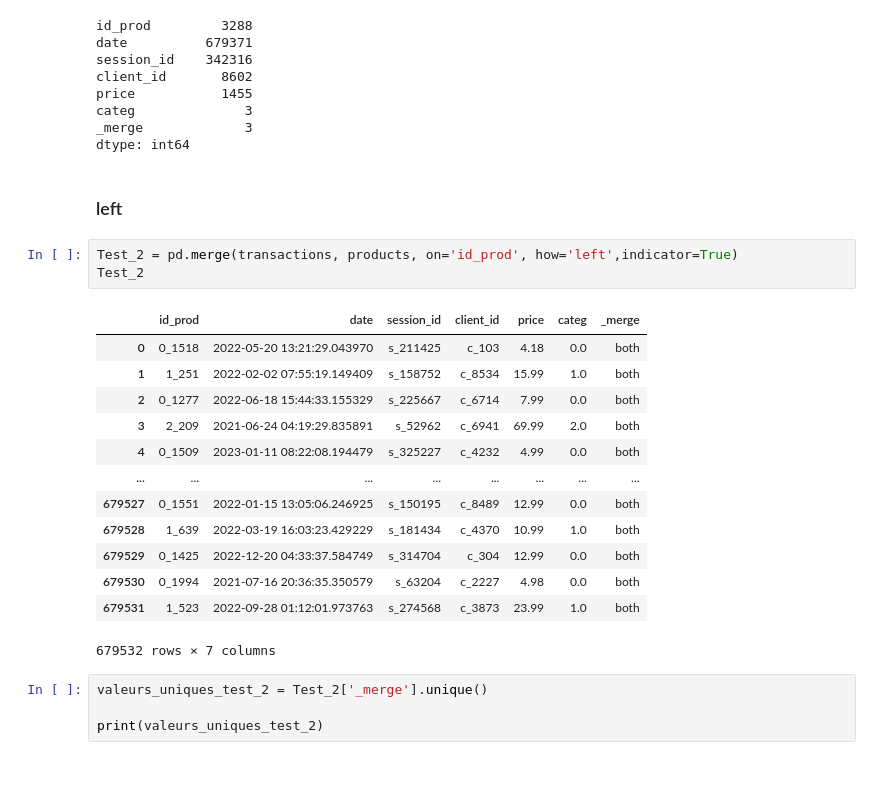
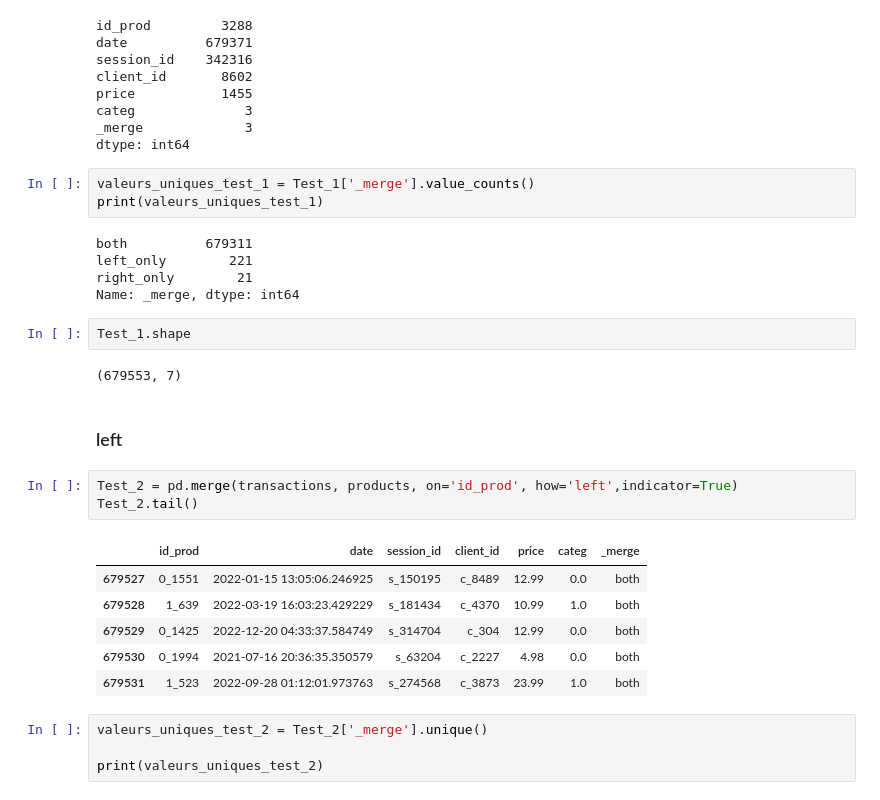
Before and after one commit to AntoineJBQ/Projet-6, a Jupyter notebook: projet 6.ipynb, the cells around one changed output. Drawn from its saved outputs; the diff is of its cells as text; blank space fills up the shorter version.

```diff
--- a/projet 6.ipynb
+++ b/projet 6.ipynb
@@ -179,25 +176,30 @@ price           1455
 categ              3
 _merge             3
 dtype: int64
+# %%
+valeurs_uniques_test_1 = Test_1['_merge'].value_counts()
+print(valeurs_uniques_test_1)
+# %% [output]
+both          679311
+left_only        221
+right_only        21
+Name: _merge, dtype: int64
+# %%
+Test_1.shape
+# %% [output]
+(679553, 7)
 # %% [markdown]
 ### left
 # %%
 Test_2 = pd.merge(transactions, products, on='id_prod', how='left',indicator=True)
-Test_2
+Test_2.tail()
 # %% [output]
 |  | id_prod | date | session_id | client_id | price | categ | _merge |
-| 0 | 0_1518 | 2022-05-20 13:21:29.043970 | s_211425 | c_103 | 4.18 | 0.0 | both |
-| 1 | 1_251 | 2022-02-02 07:55:19.149409 | s_158752 | c_8534 | 15.99 | 1.0 | both |
-| 2 | 0_1277 | 2022-06-18 15:44:33.155329 | s_225667 | c_6714 | 7.99 | 0.0 | both |
-| 3 | 2_209 | 2021-06-24 04:19:29.835891 | s_52962 | c_6941 | 69.99 | 2.0 | both |
-| 4 | 0_1509 | 2023-01-11 08:22:08.194479 | s_325227 | c_4232 | 4.99 | 0.0 | both |
-| ... | ... | ... | ... | ... | ... | ... | ... |
 | 679527 | 0_1551 | 2022-01-15 13:05:06.246925 | s_150195 | c_8489 | 12.99 | 0.0 | both |
 | 679528 | 1_639 | 2022-03-19 16:03:23.429229 | s_181434 | c_4370 | 10.99 | 1.0 | both |
 | 679529 | 0_1425 | 2022-12-20 04:33:37.584749 | s_314704 | c_304 | 12.99 | 0.0 | both |
 | 679530 | 0_1994 | 2021-07-16 20:36:35.350579 | s_63204 | c_2227 | 4.98 | 0.0 | both |
 | 679531 | 1_523 | 2022-09-28 01:12:01.973763 | s_274568 | c_3873 | 23.99 | 1.0 | both |
-679532 rows × 7 columns
 # %%
 valeurs_uniques_test_2 = Test_2['_merge'].unique()
 
```
Also changed, not shown: parts of 15 cells of this notebook.
